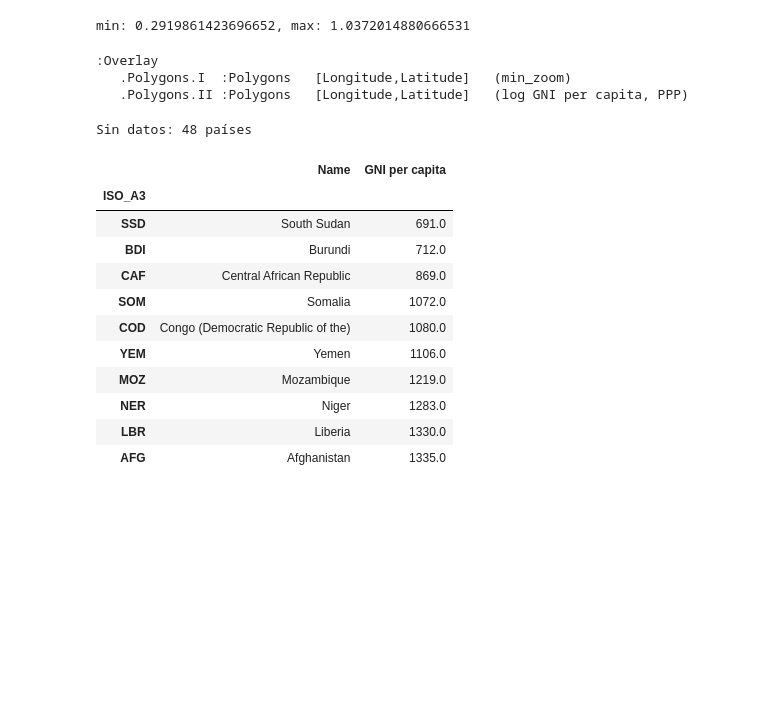
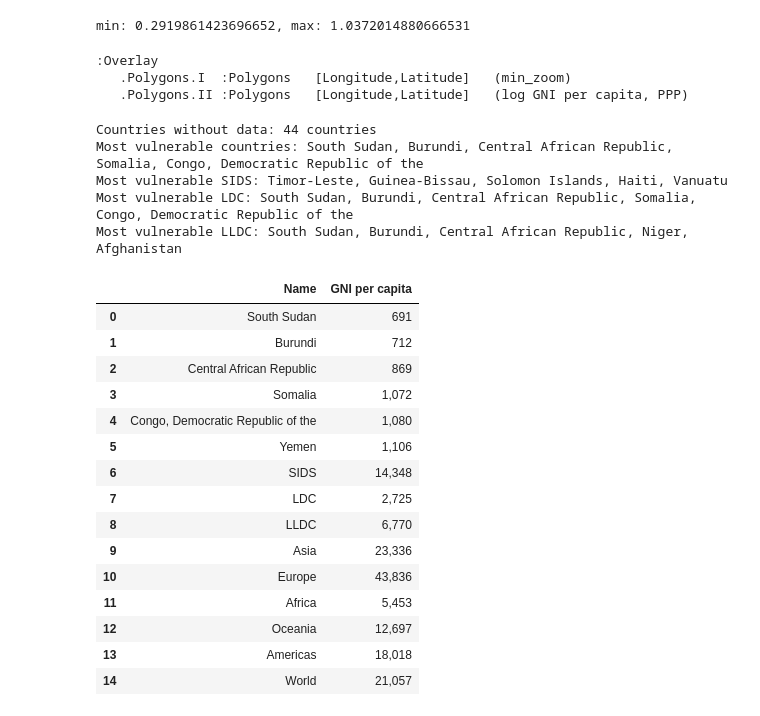
Before and after one commit to rodrigoms95/UNESCO_climate, a Jupyter notebook: code/indice_socio.ipynb, the cells around one changed output. Cells and saved outputs as stored; diff of their text form; code cells hidden in the pictures; blank space fills up the shorter version.

```diff
--- a/code/indice_socio.ipynb
+++ b/code/indice_socio.ipynb
@@ -61,9 +61,10 @@ df_iso = df_iso.drop( ["ATA", "ATF", "HMD", "SJM", "SXM", "VAT",
 df_iso.index.name = ix
 
 # Nombres de variables a usar
-vars = ["Life expectancy at birth", "log GNI per capita, PPP",
-    "Gender Development index",
-    "% rural population",
-    "% population below 15 or above 65 years old"
-    ]
-var_i = [v + "_index" for v in vars]
+vars =  [ "Life expectancy at birth", "log GNI per capita, PPP",
+    "Gender Development index", "% rural population",
+    "% population below 15 or above 65 years old" ]
+vars_p = [ "Life expectancy at birth", "GNI per capita",
+    "Gender Development index", "% rural population",
+    "% population below 15 or above 65 years old" ]
+var_i = [v + " index" for v in vars]
@@ -70,5 +139,5 @@ var_i = [v + "_index" for v in vars]
 # %%
-# Primeras dos categorías
+# Primera categoría
 id = "GDI_HDI"
 
 # Cargamos el archivo
@@ -79,9 +148,10 @@ df = pd.read_csv( "../../" + df_c.loc[df_c["ID"]==id, "Path"].iloc[0]
 
 # Life expectancy at birth
 i = 0
+df_iso[vars[i]] = df[vars[i]]
 
 # Mapa
-borders[vars[i]] = df.reset_index().set_index(ix)[vars[i]]
+borders[vars[i]] = df_iso[vars[i]]
 # Eliminamos Mónaco por motivos de visualización
 borders.loc["MCO"] = np.nan
 print(f"min: {borders[vars[i]].min()}, max: {borders[vars[i]].max()}")
@@ -93,10 +163,9 @@ map_v = gv.Polygons( borders,
 map = ( ocean * map_v ).opts( **options_m )
 gv.output( map, size = 600 )
 
-# Países sin datos
-print( f"Sin datos: {df[ df[vars[i]].isnull() ].shape[0]} países" )
-# 10 países más bajos
-df[ ["Name", vars[i] ] ].sort_values(vars[i]).head(10)
+# Países más vulnerables
+disp = display(vars[i], p = True, category = vars[i])
+disp
 # %% [output]
 min: 53.0, max: 85.0
 :Overlay
@@ -118,45 +195,54 @@ Sin datos: 0 países
 # %%
 # log GNI per capita, PPP
 i = 1
 
-df[vars[i]] = ( np.log( df.reset_index().set_index(ix)["GNI per capita"] )
+df_iso["GNI per capita"] = df["GNI per capita"]
+df_iso[vars[i]] = ( np.log( df.reset_index().set_index(ix)["GNI per capita"] )
     - np.log(100) ) / np.log(750)
 
 # Mapa
-borders[vars[i]] = df[vars[i]]
+borders[vars[i]] = df_iso[vars[i]]
 # Eliminamos Lietchtenstein por motivos de visualización
 borders.loc["LIE"] = np.nan
 print(f"min: {borders[vars[i]].min()}, max: {borders[vars[i]].max()}")
 min = 0.25
 max = 1.05
 map_v = gv.Polygons( borders,
     vdims = gv.Dimension(vars[i], range = (min, max) )
     ).opts( cmap = "plasma", **options )
 map = ( ocean * map_v ).opts( **options_m )
 gv.output( map, size = 600 )
 
-# Países sin datos
-print( f"Sin datos: {df[ df[vars[i]].isnull() ].shape[0]} países" )
-# 10 países más bajos
-df[ ["Name", "GNI per capita" ] ].sort_values("GNI per capita").head(10)
+# Países más vulnerables
+disp = display( "GNI per capita", p = True,
+    format = "{:,.0f}", category = "GNI per capita" )
+disp
 # %% [output]
 min: 0.2919861423696652, max: 1.0372014880666531
 :Overlay
    .Polygons.I  :Polygons   [Longitude,Latitude]   (min_zoom)
    .Polygons.II :Polygons   [Longitude,Latitude]   (log GNI per capita, PPP)
-Sin datos: 48 países
+Countries without data: 44 countries
+Most vulnerable countries: South Sudan, Burundi, Central African Republic, Somalia, Congo, Democratic Republic of the
+Most vulnerable SIDS: Timor-Leste, Guinea-Bissau, Solomon Islands, Haiti, Vanuatu
+Most vulnerable LDC: South Sudan, Burundi, Central African Republic, Somalia, Congo, Democratic Republic of the
+Most vulnerable LLDC: South Sudan, Burundi, Central African Republic, Niger, Afghanistan
 |  | Name | GNI per capita |
-| ISO_A3 |  |  |
-| SSD | South Sudan | 691.0 |
-| BDI | Burundi | 712.0 |
-| CAF | Central African Republic | 869.0 |
-| SOM | Somalia | 1072.0 |
-| COD | Congo (Democratic Republic of the) | 1080.0 |
-| YEM | Yemen | 1106.0 |
-| MOZ | Mozambique | 1219.0 |
-| NER | Niger | 1283.0 |
-| LBR | Liberia | 1330.0 |
-| AFG | Afghanistan | 1335.0 |
+| 0 | South Sudan | 691 |
+| 1 | Burundi | 712 |
+| 2 | Central African Republic | 869 |
+| 3 | Somalia | 1,072 |
+| 4 | Congo, Democratic Republic of the | 1,080 |
+| 5 | Yemen | 1,106 |
+| 6 | SIDS | 14,348 |
+| 7 | LDC | 2,725 |
+| 8 | LLDC | 6,770 |
+| 9 | Asia | 23,336 |
+| 10 | Europe | 43,836 |
+| 11 | Africa | 5,453 |
+| 12 | Oceania | 12,697 |
+| 13 | Americas | 18,018 |
+| 14 | World | 21,057 |
 # %%
 # Gender Development index
 i = 2
```
Also changed, not shown: parts of 8 cells of this notebook, 2 other files.
